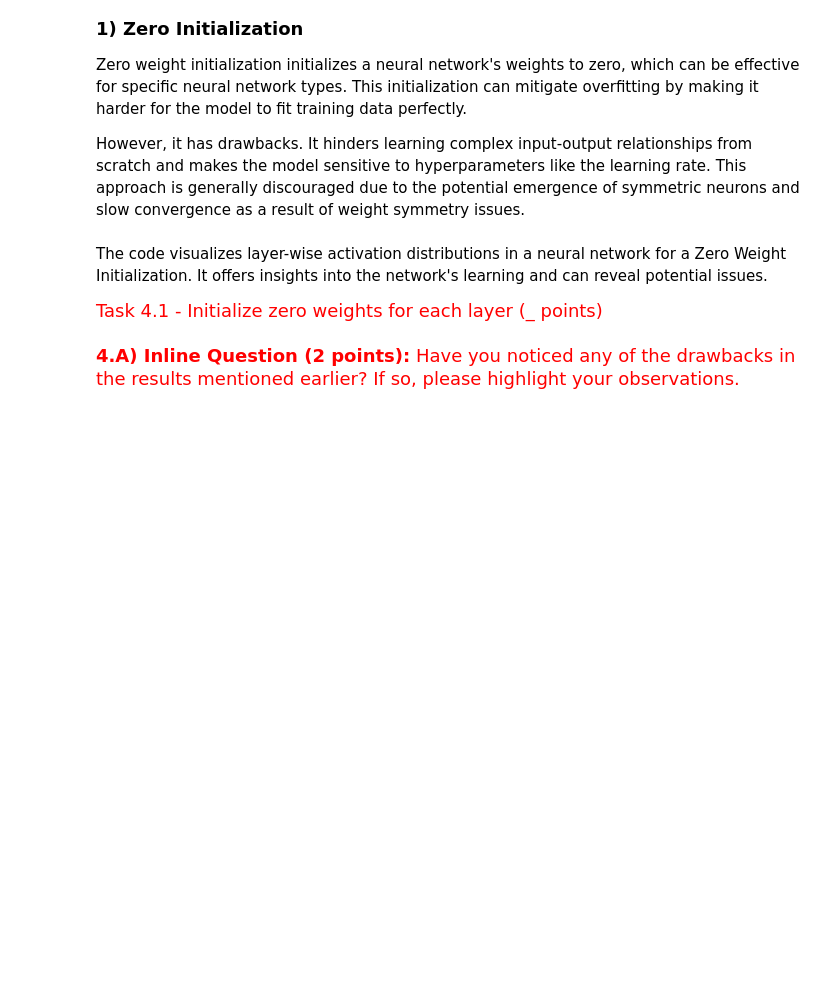
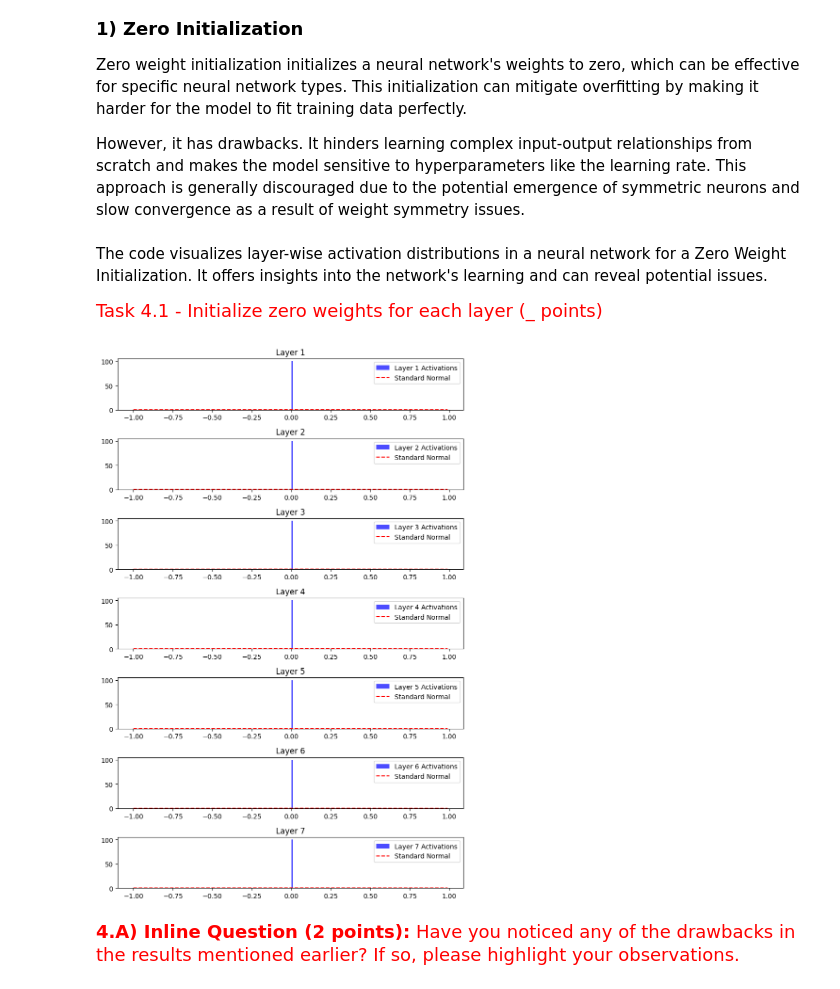
Before and after one commit to karan-mudaliar/Deep-Learning, a Jupyter notebook: HW2_1_OptimizationAndNetworkArchitecture.ipynb, the cells around one changed output. Cells and saved outputs as stored; diff of their text form; code cells hidden in the pictures; blank space fills up the shorter version.

```diff
--- a/HW2_1_OptimizationAndNetworkArchitecture.ipynb
+++ b/HW2_1_OptimizationAndNetworkArchitecture.ipynb
@@ -1748,36 +1748,38 @@ for i in range(num_layers - 1):
     # TODO - # Initialize zero weights for each layer (except the last one)
     # and store it in 'W' varaiable
     ############################################################################
-    W = None
+    W = np.zeros((layer_dims[i+1], layer_dims[i]))
     ############################################################################
     #                             END OF YOUR CODE                             #
     ############################################################################
     weights.append(W)
 
 # Forward pass through the network
 for i in range(num_layers):
     W = weights[i] if i < num_layers - 1 else None
     layer_input = input_data if i == 0 else activations[i - 1]
     if W is not None:
         layer_output = np.tanh(np.dot(layer_input, W))
     else:
         layer_output = layer_input
     activations.append(layer_output)
 
 # Create a figure with subplots for each layer's activation distribution
 fig, axes = plt.subplots(num_layers, 1, figsize=(8, 12))
 
 x_axis = np.arange(-1, 1, 0.01)
 
 for i in range(num_layers):
     ax = axes[i]
     ax.hist(activations[i].flatten(), bins=100, density=True, alpha=0.7, color='blue', label=f'Layer {i+1} Activations')
     ax.plot(x_axis, norm.pdf(x_axis, 0, 1), color='red', linestyle='--', label='Standard Normal')
     ax.set_title(f'Layer {i+1}')
     ax.legend()
 
 plt.tight_layout()
 plt.show()
+# %% [output]
+[figure, added]
 # %% [markdown]
 <font size='4' color='red'>**4.A) Inline Question (2 points):** Have you noticed any of the drawbacks in the results mentioned earlier? If so, please highlight your observations.</font>
 # %% [markdown]
```
Also changed, not shown: parts of 5 cells of this notebook.
